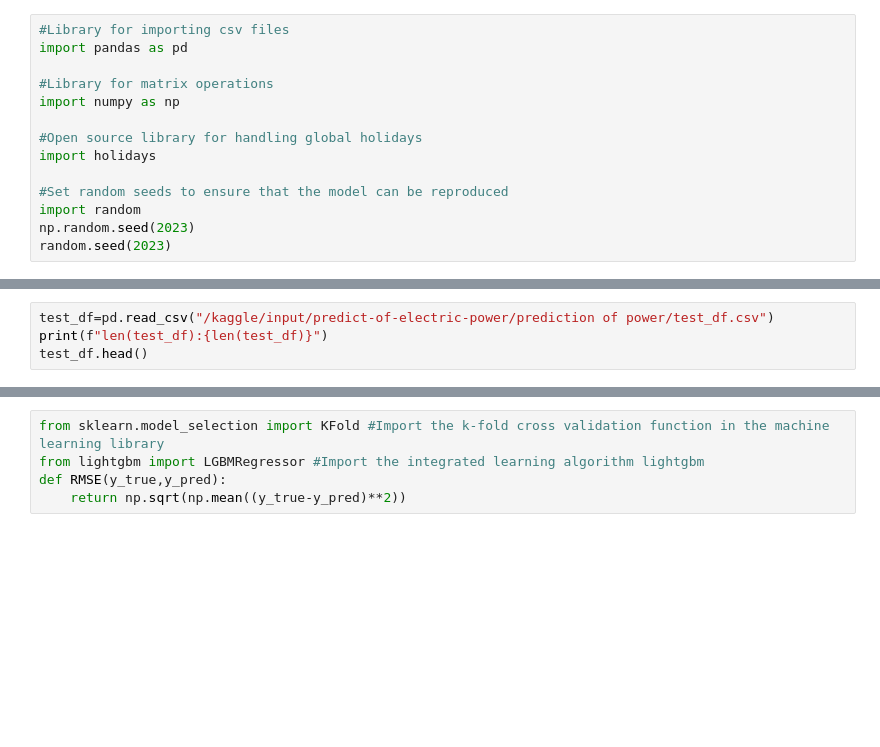
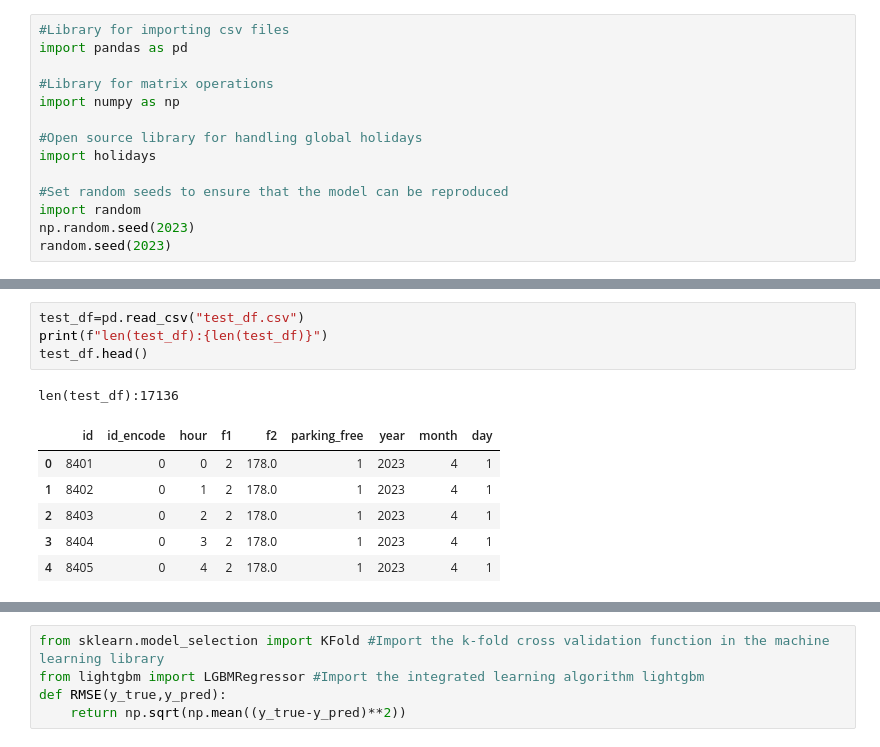
Before and after one commit to amirhosseinamerimanesh/kaggle_predict_power, a Jupyter notebook: 2023predict-of-electric-power-baseline.ipynb, the cells around one changed output, grey strips where cells are left out. Saved outputs shown, nothing was run; the diff lists cells and outputs as text; blank space fills up the shorter version.

```diff
--- a/2023predict-of-electric-power-baseline.ipynb
+++ b/2023predict-of-electric-power-baseline.ipynb
@@ -19,7 +27,15 @@ train_df.head()
 # %%
-test_df=pd.read_csv("/kaggle/input/predict-of-electric-power/prediction of power/test_df.csv")
+test_df=pd.read_csv("test_df.csv")
 print(f"len(test_df):{len(test_df)}")
 test_df.head()
+# %% [output]
+len(test_df):17136
+|  | id | id_encode | hour | f1 | f2 | parking_free | year | month | day |
+| 0 | 8401 | 0 | 0 | 2 | 178.0 | 1 | 2023 | 4 | 1 |
+| 1 | 8402 | 0 | 1 | 2 | 178.0 | 1 | 2023 | 4 | 1 |
+| 2 | 8403 | 0 | 2 | 2 | 178.0 | 1 | 2023 | 4 | 1 |
+| 3 | 8404 | 0 | 3 | 2 | 178.0 | 1 | 2023 | 4 | 1 |
+| 4 | 8405 | 0 | 4 | 2 | 178.0 | 1 | 2023 | 4 | 1 |
 # %%
 total_df=pd.concat((train_df,test_df),axis=0)
 
```
Also changed, not shown: parts of 18 cells of this notebook.
